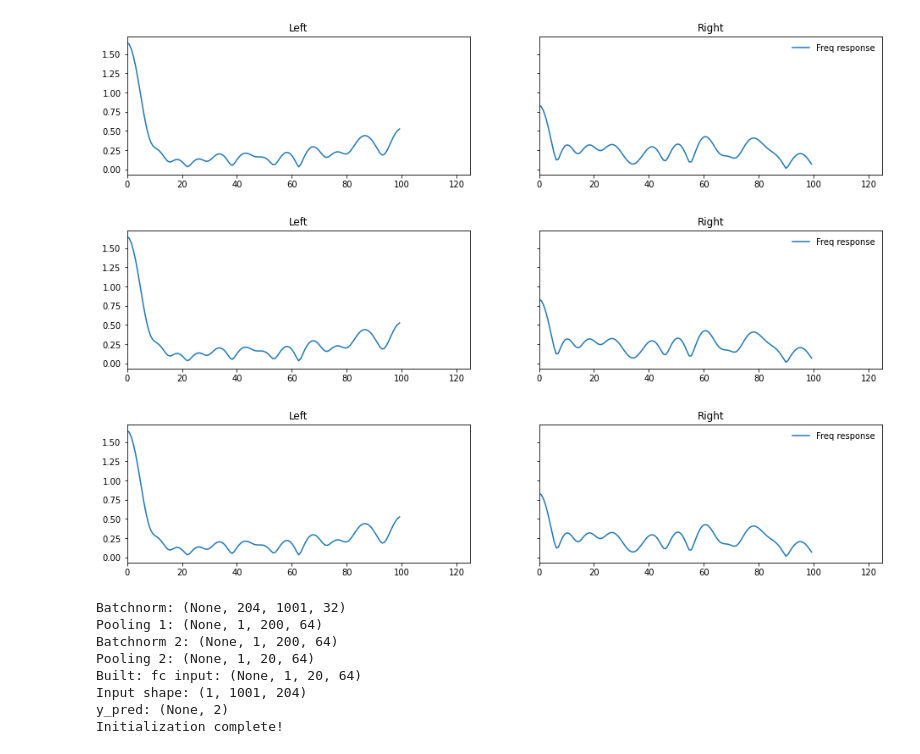
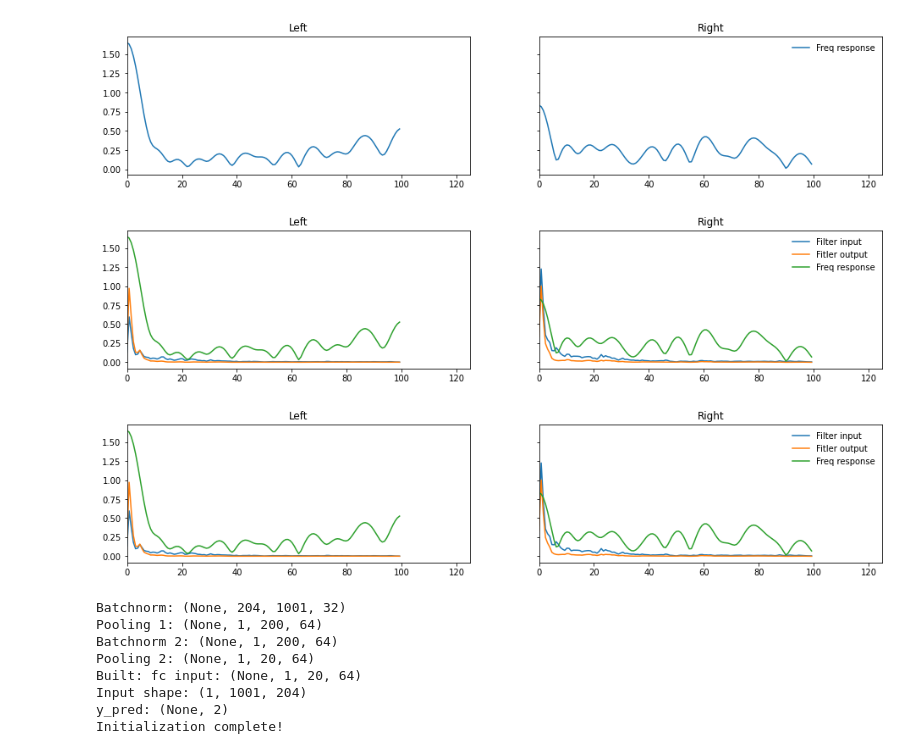
Before and after one commit to 1101AlexZab1011/FingerMovementDecoder, a Jupyter notebook: dirty_field/LFCNN.ipynb, the cells around one changed output. Drawn from its saved outputs; the diff is of its cells as text; code cells hidden in the pictures.

```diff
--- a/dirty_field/LFCNN.ipynb
+++ b/dirty_field/LFCNN.ipynb
@@ -165,4 +164,5 @@ import_opt = dict(
 # %%
-meta = mf.produce_tfrecords((combiner.X, combiner.Y), **import_opt)
+# meta = mf.produce_tfrecords((combiner.X, combiner.Y), **import_opt)
+meta = mf.produce_tfrecords((X, Y), **import_opt)
 # %% [output]
 importing from tuple
@@ -366,36 +349,36 @@ def plot_spectra(model, fs=None, sorting='l2', norm_spectra=None,
             for jj, flt in enumerate(out_filters[:, i*ncols:(i+1)*ncols].T):
                 w, h = sl.freqz(flt, 1, worN=128)
                 fr1 = w/np.pi*model.fs/2
                 if  norm_spectra == 'welch':
 
                     h0 = model.d_psds[model.uorder[jj], :]*np.abs(h)
                     if log:
                         ax[i, jj].semilogy(fr1, model.d_psds[model.uorder[jj], :],
                                             label='Filter input')
                         ax[i, jj].semilogy(fr1, np.abs(h0),
                                             label='Fitler output')
                     else:
                         ax[i, jj].plot(fr1, model.d_psds[model.uorder[jj], :],
                                         label='Filter input')
                         ax[i, jj].plot(fr1, np.abs(h0), label='Fitler output')
 
                     if log:
                         ax[i, jj].semilogy(fr1, np.abs(h),
                                             label='Freq response')
                     else:
                         ax[i, jj].plot(fr1, np.abs(h),
                                         label='Freq response')
                 ax[i, jj].set_xlim(0, 125.)
                 ax[i, jj].set_xlim(0, 125.)
                 if i == 0 and jj == ncols-1:
                     ax[i, jj].legend(frameon=False)
         return f
 plot_spectra(model, sorting='weight_corr',
-                        # norm_spectra='welch',
+                        norm_spectra='welch',
                         class_names=condition_names)
 # %% [output]
-[figure, old version]
+[figure, new version]
-[figure, old version]
+[figure, new version]
 # %%
 model = mf.models.EEGNet(dataset, lf_params)
 model.build()
```
Also changed, not shown: parts of 5 cells of this notebook, 2 other files.
